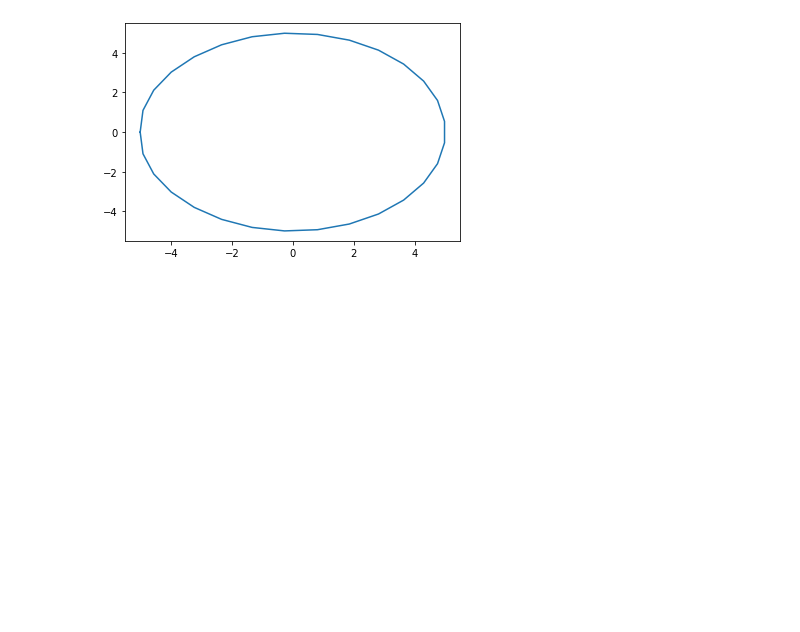
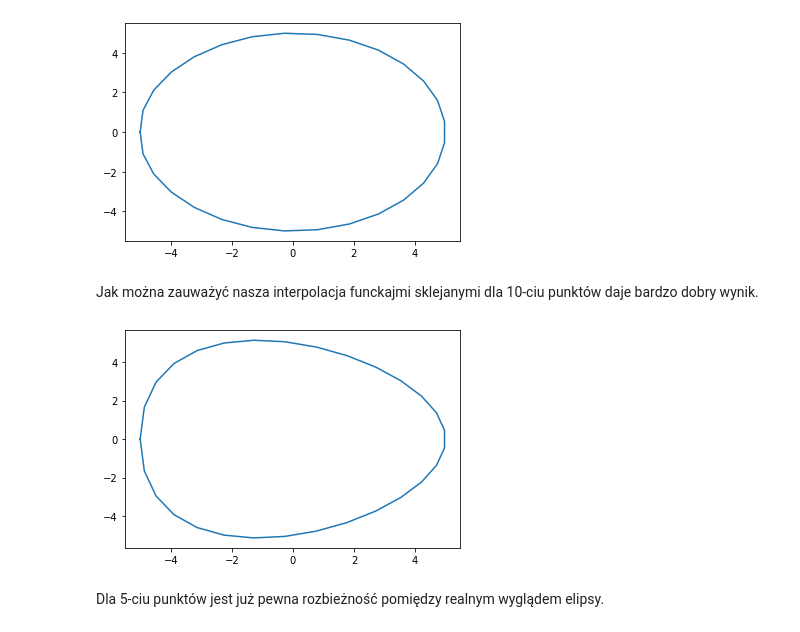
Before and after one commit to surjak/MOwNiT, a Jupyter notebook: lab1/Lab2.ipynb, the cells around one changed output. Drawn from its saved outputs; the diff is of its cells as text; code cells hidden in the pictures; blank space fills up the shorter version.

```diff
--- a/lab1/Lab2.ipynb
+++ b/lab1/Lab2.ipynb
@@ -109,6 +189,6 @@ def yy(t):
 # %%
-def interpolate_elipse():
-    t = np.linspace(0, 2 * np.pi, 10)
+def interpolate_elipse(p):
+    t = np.linspace(0, 2 * np.pi, p)
     sp = interpolate.interp1d(t, list(map(xx, t)), kind='cubic')
     sp2 = interpolate.interp1d(t, list(map(yy, t)), kind='cubic')
     t_super = np.linspace(0, 2 * np.pi, 30)
@@ -124,2 +204,10 @@ interpolate_elipse()
 # %% [output]
 [figure]
+# %% [markdown]
+Jak można zauważyć nasza interpolacja funckajmi sklejanymi dla 10-ciu punktów daje bardzo dobry wynik.
+# %%
+interpolate_elipse(5)
+# %% [output]
+[figure, added]
+# %% [markdown]
+Dla 5-ciu punktów jest już pewna rozbieżność pomiędzy realnym wyglądem elipsy.
```
Also changed, not shown: parts of 19 cells of this notebook.
